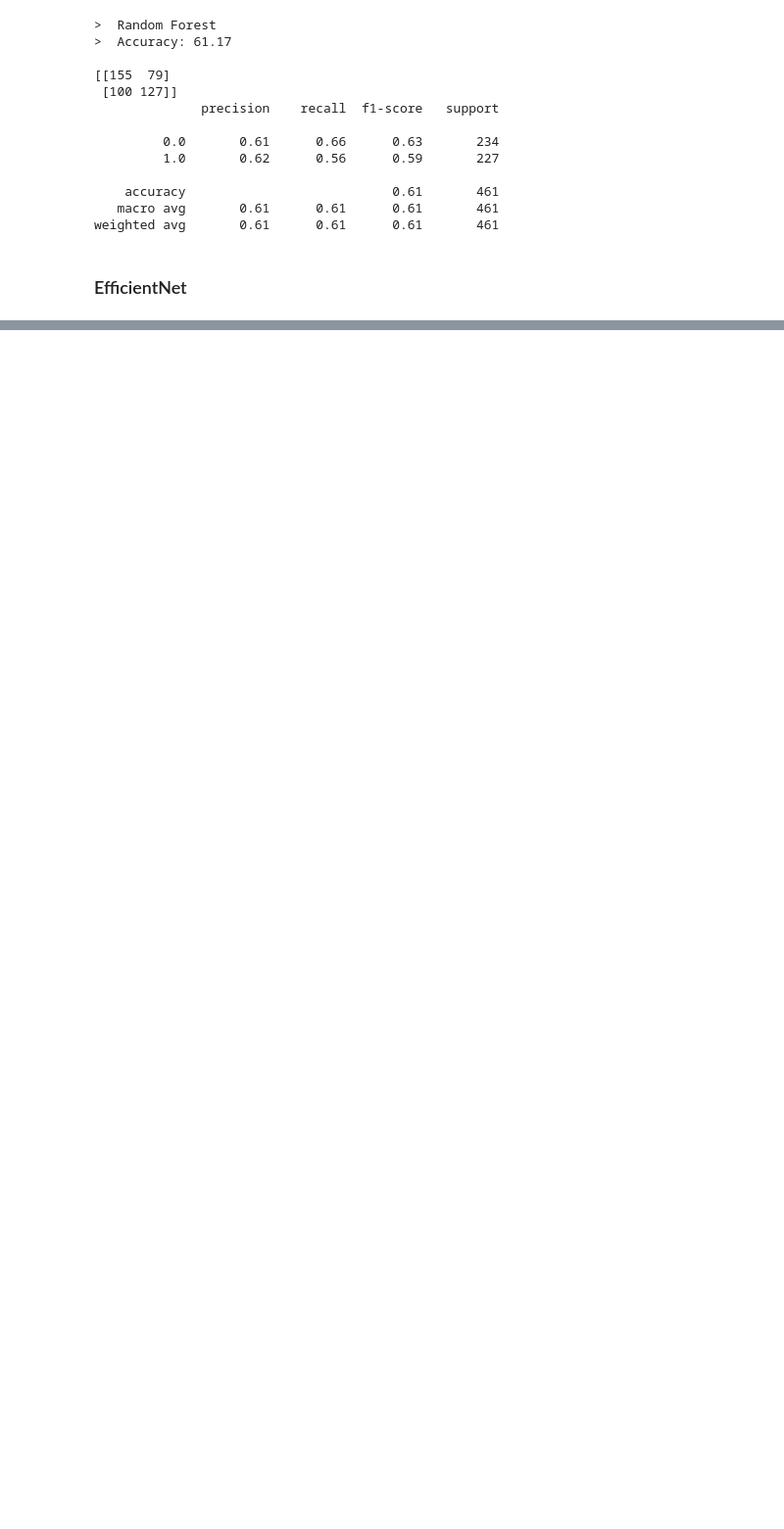
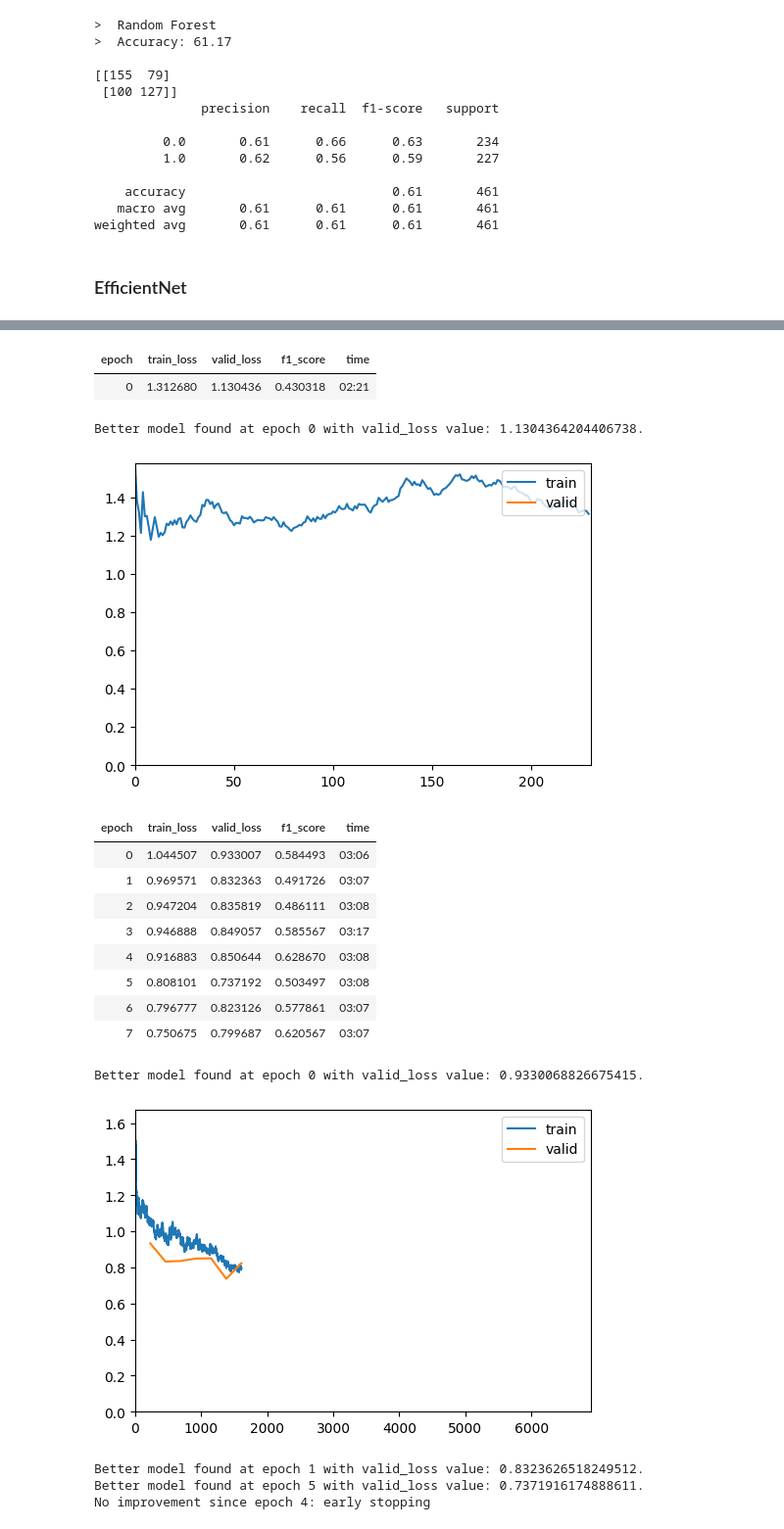
Before and after one commit to inigo99/CancerDetection, a Jupyter notebook: TFM.ipynb, the cells around one changed output, grey strips where cells are left out. Shown at 98% size. Cells and saved outputs as stored; diff of their text form; code cells hidden in the pictures; blank space fills up the shorter version.

```diff
--- a/TFM.ipynb
+++ b/TFM.ipynb
@@ -1900,0 +2119,37 @@ learn.model
+# %%
+db = DataBlock(blocks = (ImageBlock, CategoryBlock),
+                 get_items=get_image_files,
+                 splitter=RandomSplitter(valid_pct=0.2,seed=42),
+                 get_y=label_func3,
+                 item_tfms = Resize(512),
+                 batch_tfms=aug_transforms(size=512,min_scale=0.75))
+
+dls = db.dataloaders(p_under2, bs=8)
+
+callbacks = [
+    ShowGraphCallback(),
+    EarlyStoppingCallback(monitor='f1_score', comp=np.greater, patience=3),
+    SaveModelCallback(fname='Hrnet')
+]
+
+learn = vision_learner(dls, 'hrnet_w44', metrics=F1Score(), cbs=callbacks).to_fp16()
+learn.fine_tune(30, base_lr=1e-3)
+# %% [output]
+| epoch | train_loss | valid_loss | f1_score | time |
+| 0 | 1.312680 | 1.130436 | 0.430318 | 02:21 |
+Better model found at epoch 0 with valid_loss value: 1.1304364204406738.
+[figure, added]
+| epoch | train_loss | valid_loss | f1_score | time |
+| 0 | 1.044507 | 0.933007 | 0.584493 | 03:06 |
+| 1 | 0.969571 | 0.832363 | 0.491726 | 03:07 |
+| 2 | 0.947204 | 0.835819 | 0.486111 | 03:08 |
+| 3 | 0.946888 | 0.849057 | 0.585567 | 03:17 |
+| 4 | 0.916883 | 0.850644 | 0.628670 | 03:08 |
+| 5 | 0.808101 | 0.737192 | 0.503497 | 03:08 |
+| 6 | 0.796777 | 0.823126 | 0.577861 | 03:07 |
+| 7 | 0.750675 | 0.799687 | 0.620567 | 03:07 |
+Better model found at epoch 0 with valid_loss value: 0.9330068826675415.
+[figure, added]
+Better model found at epoch 1 with valid_loss value: 0.8323626518249512.
+Better model found at epoch 5 with valid_loss value: 0.7371916174888611.
+No improvement since epoch 4: early stopping
```
Also changed, not shown: parts of 44 cells of this notebook.
